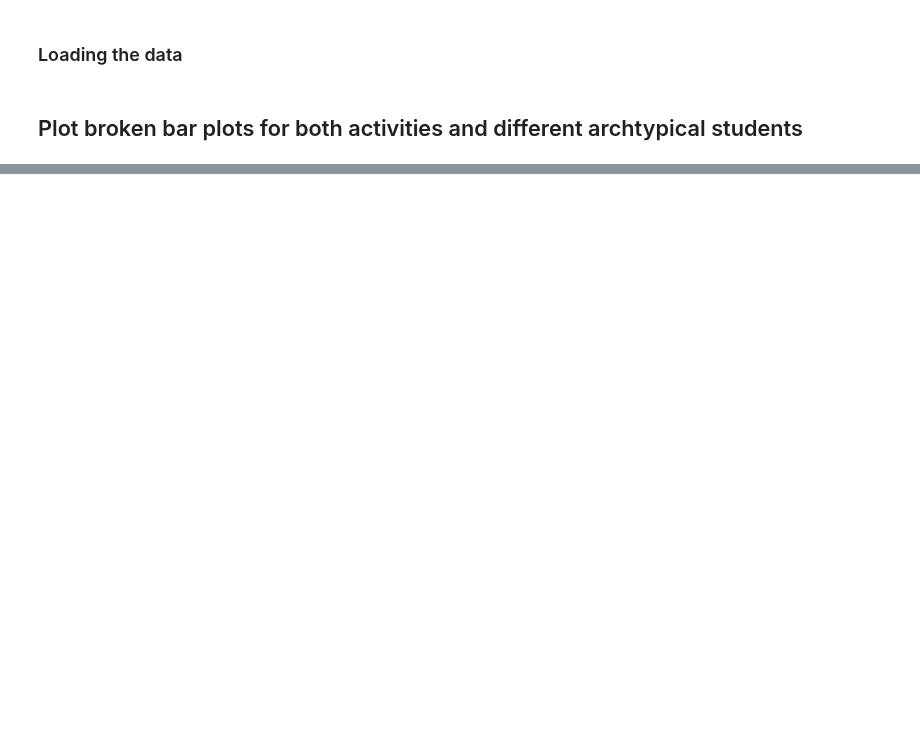
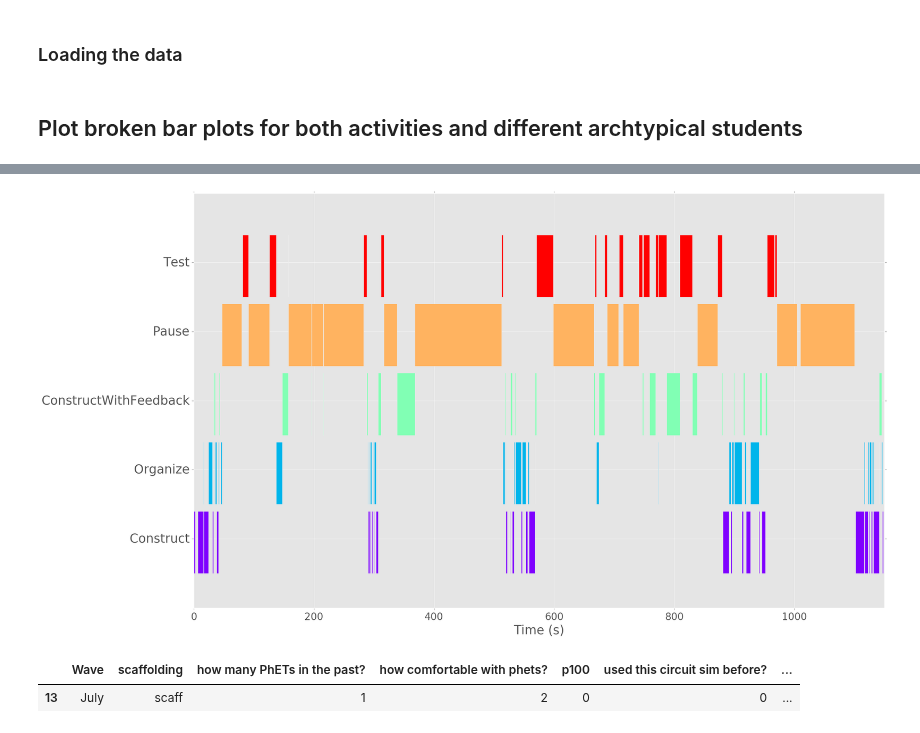
Before and after one commit to sperez8/Phet-log-analyzer, a Jupyter notebook: cck/sequence_heatmap_maker.ipynb, the cells around one changed output, grey strips where cells are left out. Drawn from its saved outputs; the diff is of its cells as text; code cells hidden in the pictures; blank space fills up the shorter version.

```diff
--- a/cck/sequence_heatmap_maker.ipynb
+++ b/cck/sequence_heatmap_maker.ipynb
@@ -147,0 +186,9 @@ plot_barGraph('a2',3591123, pltFamilies) #worst learning gain student
+# %%
+plot_barGraph('a2',31091114, pltFamilies) #high low z-scores
+# %% [output]
+[figure, added]
+# %%
+df_scores[df_scores["student"]==13205111]
+# %% [output]
+|  | Wave | scaffolding | how many PhETs in the past? | how comfortable with phets? | p100 | used this circuit sim before? | ... |
+| 13 | July | scaff | 1 | 2 | 0 | 0 | ... |
```
Also changed, not shown: parts of 27 cells of this notebook.
